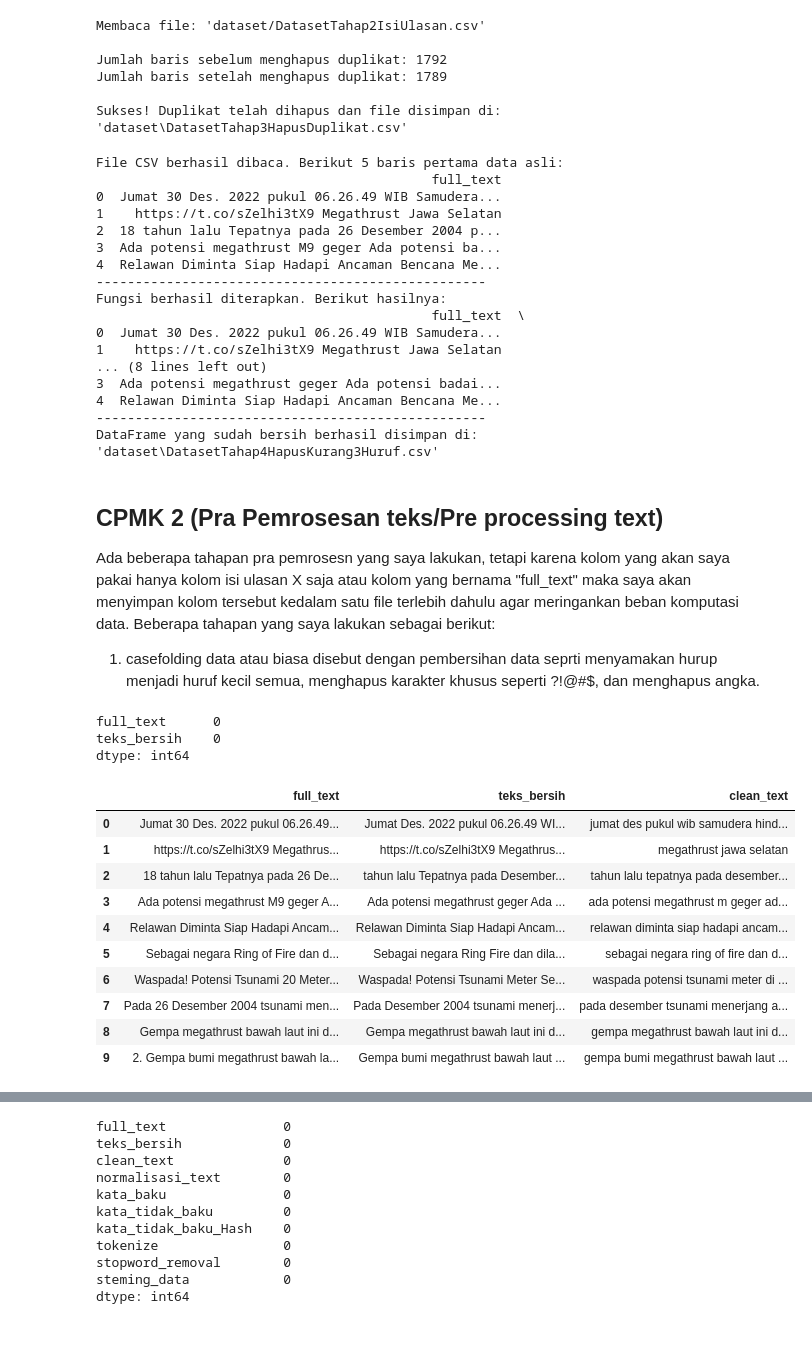
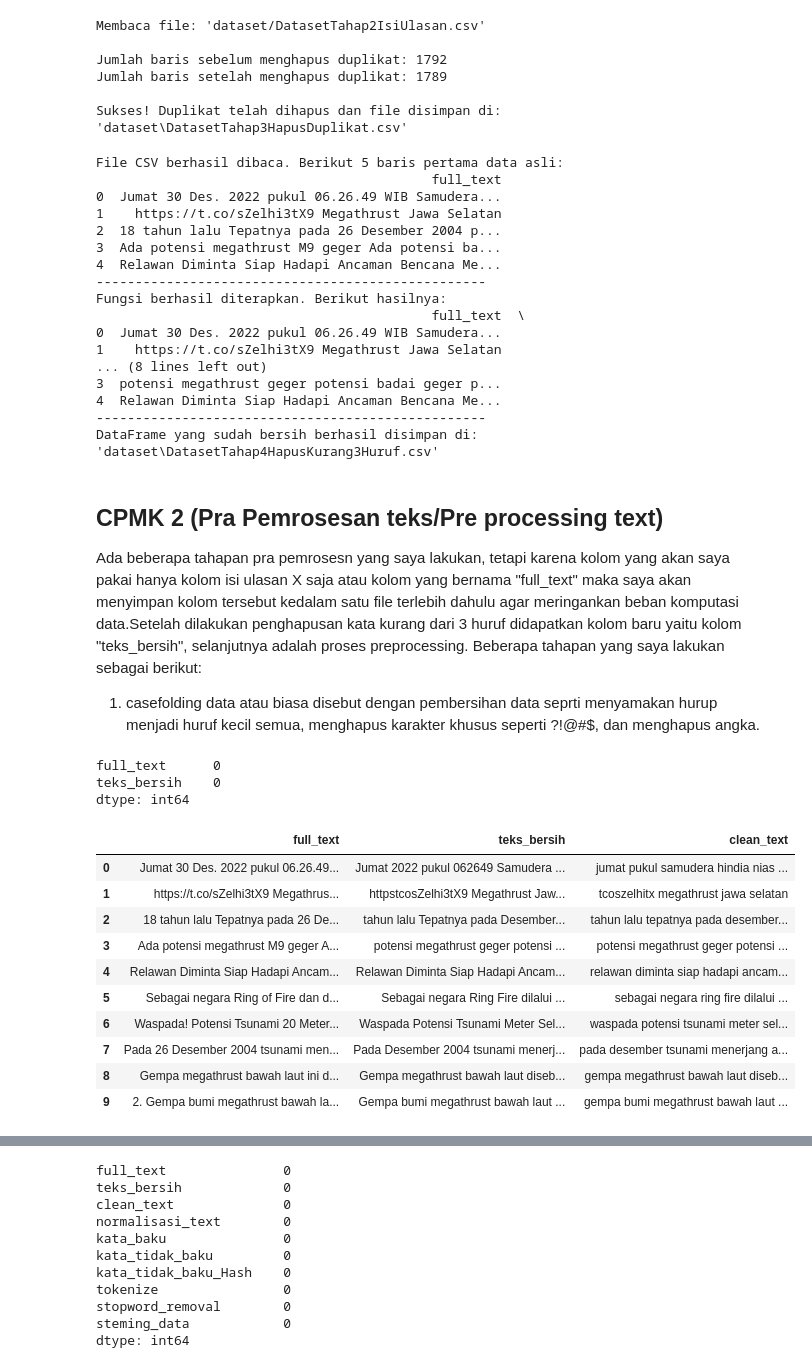
Before and after one commit to rixxx1810/Analisis-Sentimen-PemTeks, a Jupyter notebook: main.ipynb, the cells around one changed output, grey strips where cells are left out. Drawn from its saved outputs; the diff is of its cells as text; code cells hidden in the pictures; blank space fills up the shorter version.

Commit message:
update: Setelah perbaikan

```diff
--- a/main.ipynb
+++ b/main.ipynb
@@ -193,25 +193,34 @@ Sukses! Duplikat telah dihapus dan file disimpan di:
 # %%
 import pandas as pd
 import re
-import os # BARU: Impor library 'os' untuk manipulasi path dan folder
+import os
 
-# 1. Definisikan fungsi pembersih teks Anda
-def hapus_kata_pendek(teks):
+# 1. Fungsi untuk menghapus kata dengan huruf <= 3
+def hapus_kata_pendek(data):
     """
-    Fungsi untuk menghapus kata-kata yang memiliki kurang dari 3 huruf.
+    Menghapus kata-kata yang panjang hurufnya <= 3.
+    Contoh:
+    'aku di rumah' -> 'rumah'
+    'ini bagus banget' -> 'bagus banget'
     """
-    if not isinstance(teks, str):
+    if not isinstance(data, str):
         return ''
 
-    daftar_kata = teks.split()
-    kata_yang_disaring = [kata for kata in daftar_kata if len(kata) >= 3]
+    # Hapus tanda baca supaya tidak mengganggu perhitungan panjang huruf
+    teks_bersih = re.sub(r'[^\w\s]', '', data)
+
+    # Pisahkan jadi kata-kata
+    daftar_kata = teks_bersih.split()
+
+    # Ambil hanya kata dengan panjang > 3 huruf
+    kata_yang_disaring = [kata for kata in daftar_kata if len(kata) > 3]
+
+    # Gabungkan kembali jadi kalimat
     return ' '.join(kata_yang_disaring)
 
-# --- Contoh Penggunaan dengan DataFrame ---
-
-# 2. Baca file CSV Anda
+# --- 2. Proses DataFrame ---
 try:
-    # Ganti dengan path file input Anda
+    # Path file input
     path_input = os.path.join('dataset', 'DatasetTahap3HapusDuplikat.csv')
     data = pd.read_csv(path_input)
 
@@ -219,31 +228,27 @@ try:
     print(data.head())
     print("-" * 50)
 
-    # 3. Terapkan fungsi ke kolom yang berisi teks
-    # GANTI 'full_text' dengan nama kolom Anda jika berbeda
+    # Ganti dengan nama kolom data kamu
     nama_kolom_asli = 'full_text'
+
+    # Terapkan fungsi pembersihan
     data['teks_bersih'] = data[nama_kolom_asli].apply(hapus_kata_pendek)
 
     print("Fungsi berhasil diterapkan. Berikut hasilnya:")
     print(data[[nama_kolom_asli, 'teks_bersih']].head())
     print("-" * 50)
 
-    # 4. Simpan hasilnya ke file CSV baru di dalam folder 'dataset'
-
-    # BARU: Tentukan nama folder tujuan
+    # Simpan hasilnya ke file baru
     folder_tujuan = 'dataset'
-
-    # BARU: Gabungkan nama folder dan nama file menjadi satu path lengkap
     nama_file_output = 'DatasetTahap4HapusKurang3Huruf.csv'
     path_output = os.path.join(folder_tujuan, nama_file_output)
 
-    # DIUBAH: Gunakan path lengkap saat menyimpan
     data.to_csv(path_output, index=False, encoding='utf-8')
 
     print(f"DataFrame yang sudah bersih berhasil disimpan di: '{path_output}'")
 
 except FileNotFoundError:
-    print(f"Error: File tidak ditemukan. Mohon periksa kembali path file input Anda.")
+    print("Error: File tidak ditemukan. Mohon periksa kembali path file input Anda.")
 # %% [output]
 File CSV berhasil dibaca. Berikut 5 baris pertama data asli:
                                            full_text
@@ -258,13 +263,13 @@ Fungsi berhasil diterapkan. Berikut hasilnya:
 0  Jumat 30 Des. 2022 pukul 06.26.49 WIB Samudera...
 1    https://t.co/sZelhi3tX9 Megathrust Jawa Selatan
 ... (8 lines left out)
-3  Ada potensi megathrust geger Ada potensi badai...
+3  potensi megathrust geger potensi badai geger p...
 4  Relawan Diminta Siap Hadapi Ancaman Bencana Me...
 --------------------------------------------------
 DataFrame yang sudah bersih berhasil disimpan di: 'dataset\DatasetTahap4HapusKurang3Huruf.csv'
 # %% [markdown]
 ## CPMK 2 (Pra Pemrosesan teks/Pre processing text)
-Ada beberapa tahapan pra pemrosesn yang saya lakukan, tetapi karena kolom yang akan saya pakai hanya kolom isi ulasan X saja atau kolom yang bernama "full_text" maka saya akan menyimpan kolom tersebut kedalam satu file terlebih dahulu agar meringankan beban komputasi data. Beberapa tahapan yang saya lakukan sebagai berikut:
+Ada beberapa tahapan pra pemrosesn yang saya lakukan, tetapi karena kolom yang akan saya pakai hanya kolom isi ulasan X saja atau kolom yang bernama "full_text" maka saya akan menyimpan kolom tersebut kedalam satu file terlebih dahulu agar meringankan beban komputasi data.Setelah dilakukan penghapusan kata kurang dari 3 huruf didapatkan kolom baru yaitu kolom "teks_bersih", selanjutnya adalah proses preprocessing. Beberapa tahapan yang saya lakukan sebagai berikut:
 1. casefolding data atau biasa disebut dengan pembersihan data seprti menyamakan hurup menjadi huruf kecil semua, menghapus karakter khusus seperti ?!@#$, dan menghapus angka.
 # %%
 # Cek apakah ada missing value di dalam dataset
@@ -276,34 +281,34 @@ dtype: int64
 # %%
 import re
 import pandas as pd
 import nltk
 from nltk.corpus import stopwords
 from Sastrawi.Stemmer.StemmerFactory import StemmerFactory
 
 
 #1. Casefolding data
 def caseFolding(data, text_field, new_text_field_name):
     # Mengubah huruf kapital menjadi kecil
     data[new_text_field_name] = data[text_field].str.lower()
     # Menghapus karakter seperti @, #
     data[new_text_field_name] = data[new_text_field_name].apply(lambda elem: re.sub(r"(@[A-Za-z0-9]+)|([^0-9A-Za-z \t])|(\w+:\/\/\S+)|^rt|http.+?", "", elem))
     # Menghapus angka
     data[new_text_field_name] = data[new_text_field_name].apply(lambda elem: re.sub(r"\d+", "", elem))
     return data
 
-data_clean = caseFolding(data, 'full_text', 'clean_text')
+data_clean = caseFolding(data, 'teks_bersih', 'clean_text')
 data_clean.head(10)
 # %% [output]
 |  | full_text | teks_bersih | clean_text |
-| 0 | Jumat 30 Des. 2022 pukul 06.26.49... | Jumat Des. 2022 pukul 06.26.49 WI... | jumat des pukul wib samudera hind... |
-| 1 | https://t.co/sZelhi3tX9 Megathrus... | https://t.co/sZelhi3tX9 Megathrus... | megathrust jawa selatan |
+| 0 | Jumat 30 Des. 2022 pukul 06.26.49... | Jumat 2022 pukul 062649 Samudera ... | jumat pukul samudera hindia nias ... |
+| 1 | https://t.co/sZelhi3tX9 Megathrus... | httpstcosZelhi3tX9 Megathrust Jaw... | tcoszelhitx megathrust jawa selatan |
 | 2 | 18 tahun lalu Tepatnya pada 26 De... | tahun lalu Tepatnya pada Desember... | tahun lalu tepatnya pada desember... |
-| 3 | Ada potensi megathrust M9 geger A... | Ada potensi megathrust geger Ada ... | ada potensi megathrust m geger ad... |
+| 3 | Ada potensi megathrust M9 geger A... | potensi megathrust geger potensi ... | potensi megathrust geger potensi ... |
 | 4 | Relawan Diminta Siap Hadapi Ancam... | Relawan Diminta Siap Hadapi Ancam... | relawan diminta siap hadapi ancam... |
-| 5 | Sebagai negara Ring of Fire dan d... | Sebagai negara Ring Fire dan dila... | sebagai negara ring of fire dan d... |
-| 6 | Waspada! Potensi Tsunami 20 Meter... | Waspada! Potensi Tsunami Meter Se... | waspada potensi tsunami meter di ... |
+| 5 | Sebagai negara Ring of Fire dan d... | Sebagai negara Ring Fire dilalui ... | sebagai negara ring fire dilalui ... |
+| 6 | Waspada! Potensi Tsunami 20 Meter... | Waspada Potensi Tsunami Meter Sel... | waspada potensi tsunami meter sel... |
 | 7 | Pada 26 Desember 2004 tsunami men... | Pada Desember 2004 tsunami menerj... | pada desember tsunami menerjang a... |
-| 8 | Gempa megathrust bawah laut ini d... | Gempa megathrust bawah laut ini d... | gempa megathrust bawah laut ini d... |
+| 8 | Gempa megathrust bawah laut ini d... | Gempa megathrust bawah laut diseb... | gempa megathrust bawah laut diseb... |
 | 9 | 2. Gempa bumi megathrust bawah la... | Gempa bumi megathrust bawah laut ... | gempa bumi megathrust bawah laut ... |
 # %%
 # 2. Normalisasi kata tidak baku
```
Also changed, not shown: parts of 13 cells of this notebook, 3 other files.
